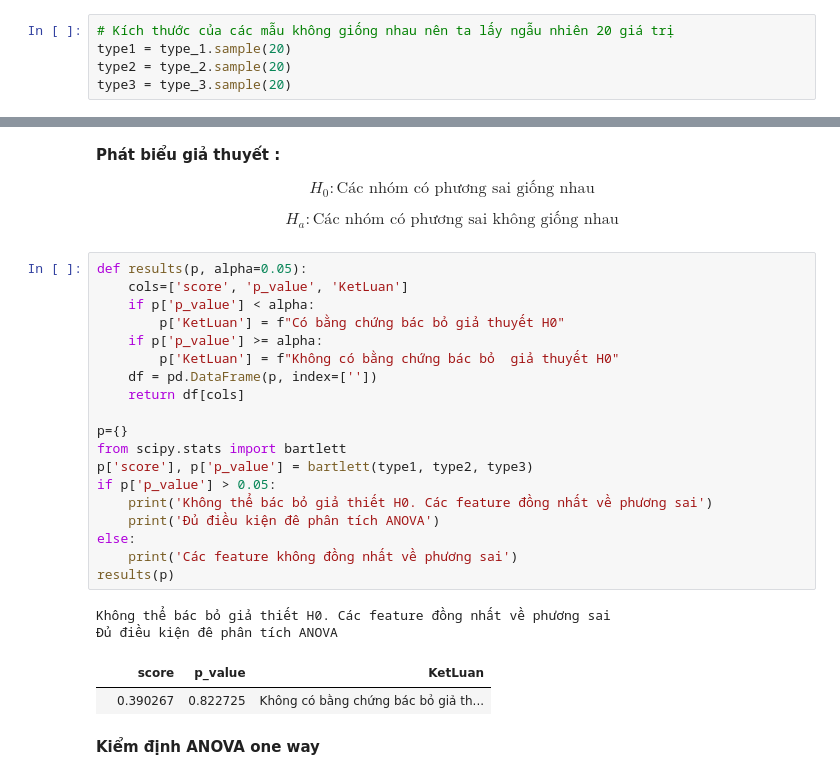
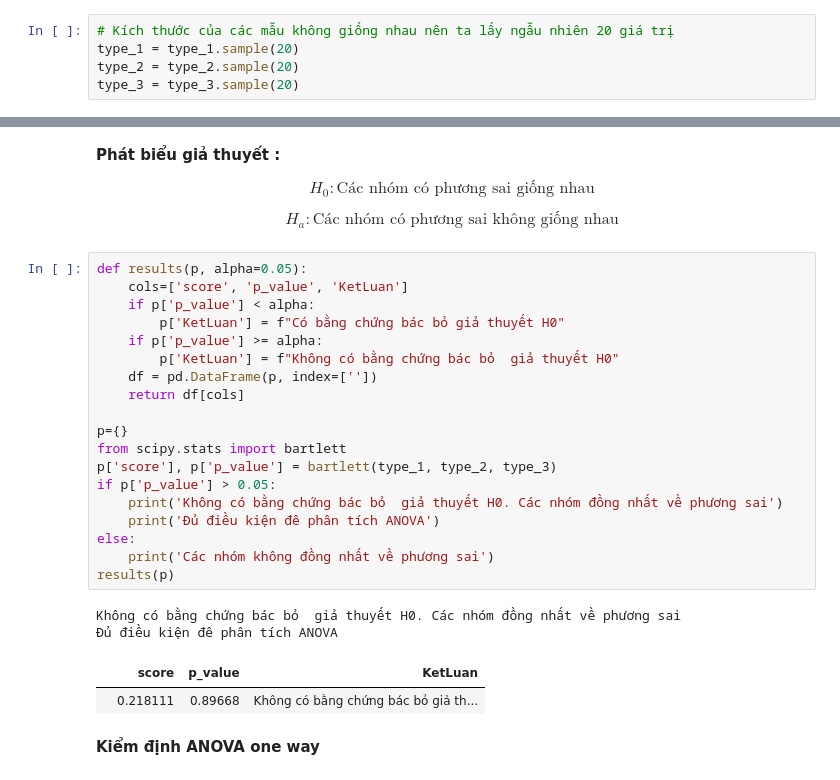
Before and after one commit to hoangnuthuphuong/HK2_freshman, a Jupyter notebook: PTDL_Python/ThongKeSuyDien.ipynb, the cells around one changed output, grey strips where cells are left out. Saved outputs shown, nothing was run; the diff lists cells and outputs as text.

```diff
--- a/PTDL_Python/ThongKeSuyDien.ipynb
+++ b/PTDL_Python/ThongKeSuyDien.ipynb
@@ -332,7 +331,7 @@ ax=sns.displot(data=ssbd,x='Đã giảm',col='Diet',kde=True)
 [figure]
 # %%
 # Kích thước của các mẫu không giống nhau nên ta lấy ngẫu nhiên 20 giá trị
-type1 = type_1.sample(20)
-type2 = type_2.sample(20)
-type3 = type_3.sample(20)
+type_1 = type_1.sample(20)
+type_2 = type_2.sample(20)
+type_3 = type_3.sample(20)
 # %%
@@ -428,27 +424,27 @@ $$H_a:\text{Các nhóm có phương sai không giống nhau}$$
 # %%
 def results(p, alpha=0.05):
     cols=['score', 'p_value', 'KetLuan']
     if p['p_value'] < alpha:
         p['KetLuan'] = f"Có bằng chứng bác bỏ giả thuyết H0"
     if p['p_value'] >= alpha:
         p['KetLuan'] = f"Không có bằng chứng bác bỏ  giả thuyết H0"
     df = pd.DataFrame(p, index=[''])
     return df[cols]
 
 p={}
 from scipy.stats import bartlett
-p['score'], p['p_value'] = bartlett(type1, type2, type3)
+p['score'], p['p_value'] = bartlett(type_1, type_2, type_3)
 if p['p_value'] > 0.05:
-    print('Không thể bác bỏ giả thiết H0. Các feature đồng nhất về phương sai')
+    print('Không có bằng chứng bác bỏ  giả thuyết H0. Các nhóm đồng nhất về phương sai')
     print('Đủ điều kiện đê phân tích ANOVA')
 else:
-    print('Các feature không đồng nhất về phương sai')
+    print('Các nhóm không đồng nhất về phương sai')
 results(p)
 # %% [output]
-Không thể bác bỏ giả thiết H0. Các feature đồng nhất về phương sai
+Không có bằng chứng bác bỏ  giả thuyết H0. Các nhóm đồng nhất về phương sai
 Đủ điều kiện đê phân tích ANOVA
 |  | score | p_value | KetLuan |
-|  | 0.390267 | 0.822725 | Không có bằng chứng bác bỏ giả th... |
+|  | 0.218111 | 0.89668 | Không có bằng chứng bác bỏ giả th... |
 # %% [markdown]
 **Kiểm định ANOVA one way**
 # %% [markdown]
```
Also changed, not shown: parts of 30 cells of this notebook, 2 other files.
